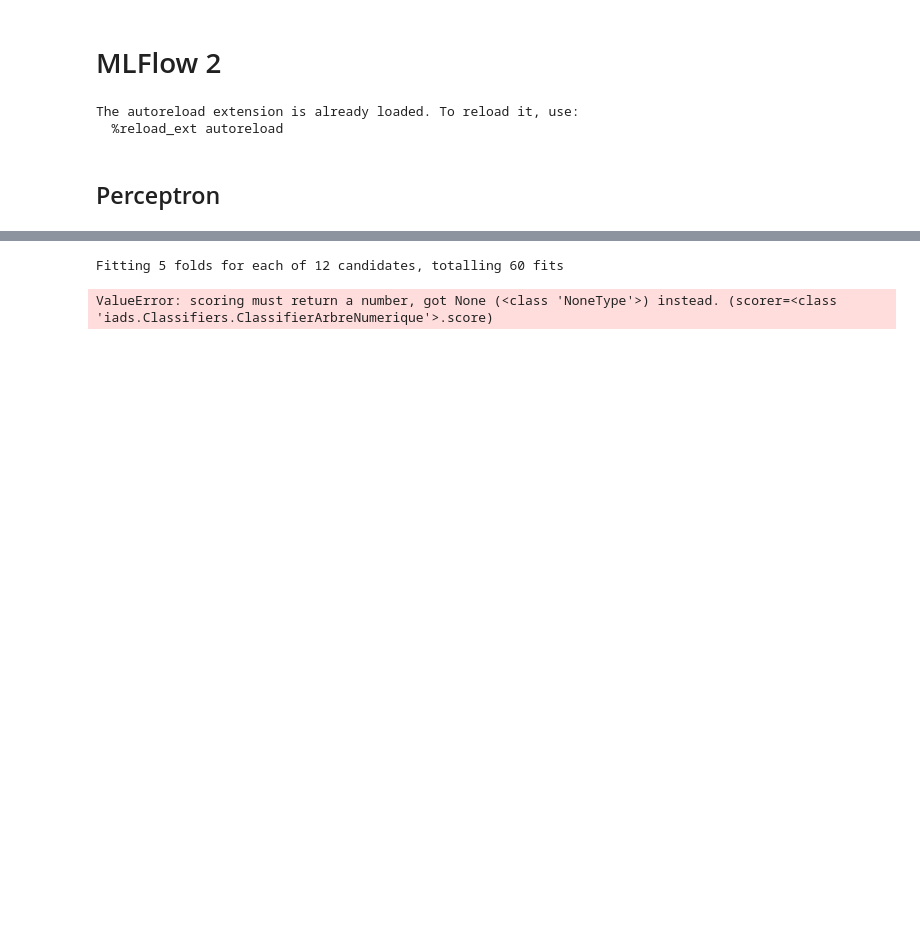
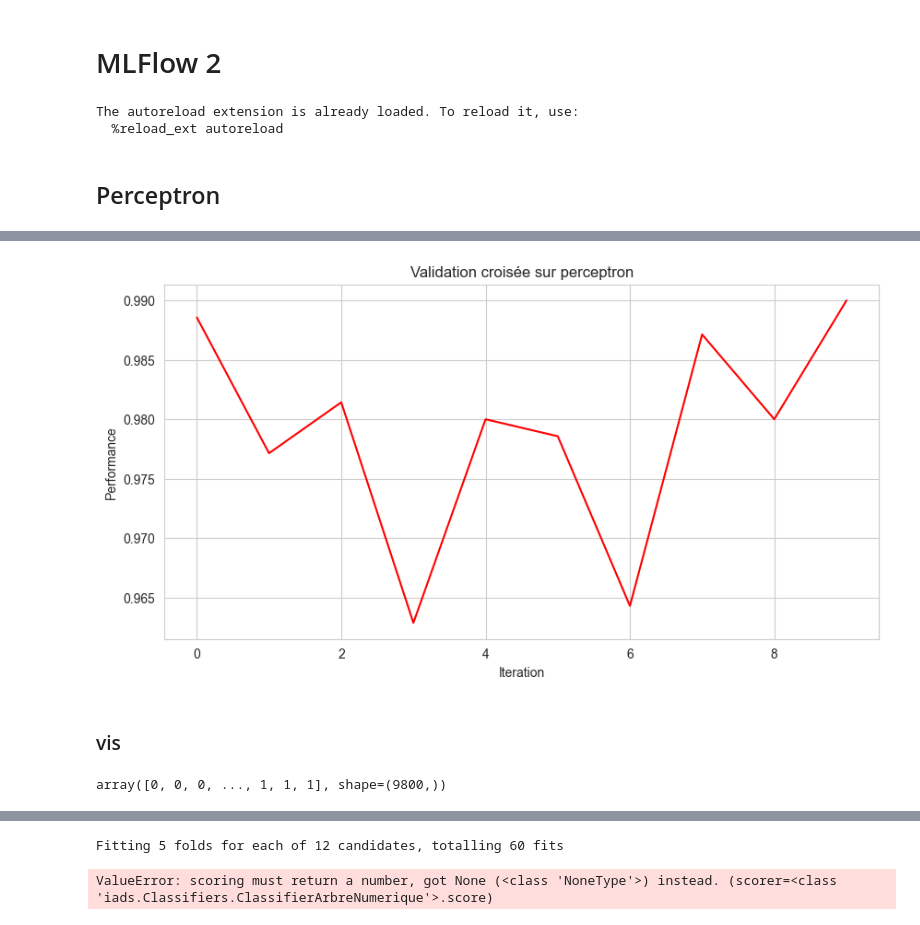
Before and after one commit to Cyren4/sda_mlops, a Jupyter notebook: src/models/MLFlow2.ipynb, the cells around one changed output, grey strips where cells are left out. Saved outputs shown, nothing was run; the diff lists cells and outputs as text; code cells hidden in the pictures; blank space fills up the shorter version.

```diff
--- a/src/models/MLFlow2.ipynb
+++ b/src/models/MLFlow2.ipynb
@@ -205,0 +204,12 @@ Error:
+# %%
+plt.figure(figsize=(10,2))
+plt.plot(res_all, c='r')
+plt.ylabel('Performance')
+plt.xlabel("Iteration")
+plt.title("Validation croisée sur perceptron")
+plt.savefig("cross_val_perceptron.png")
+mlflow.log_artifact("cross_val_perceptron.png")
+# %% [output]
+[figure, added]
+# %% [markdown]
+### vis
@@ -205,0 +220,4 @@ Error:
+# %%
+y_test_pred
+# %% [output]
+array([0, 0, 0, ..., 1, 1, 1], shape=(9800,))
```
Also changed, not shown: parts of 8 cells of this notebook, 33 other files.
